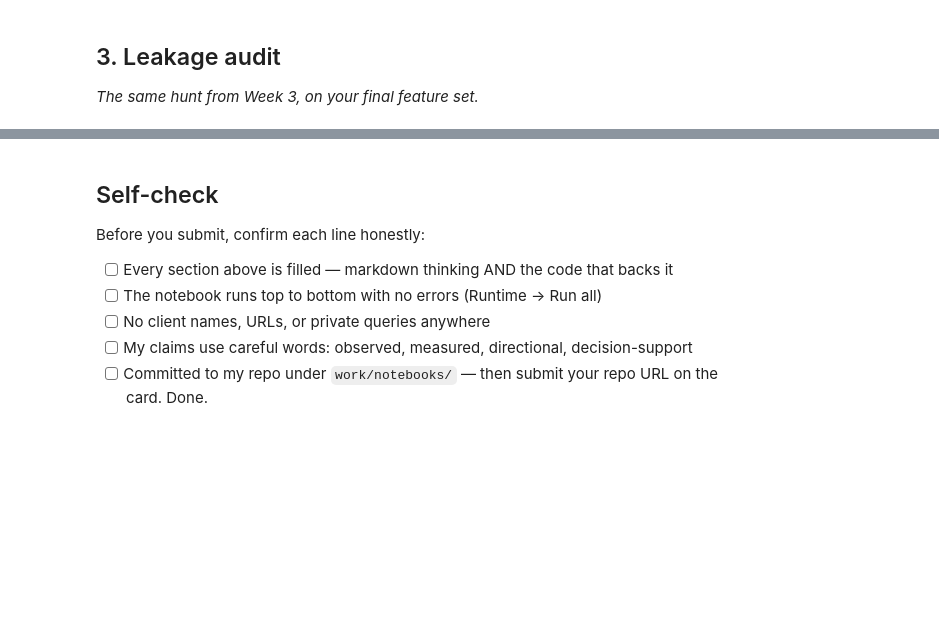
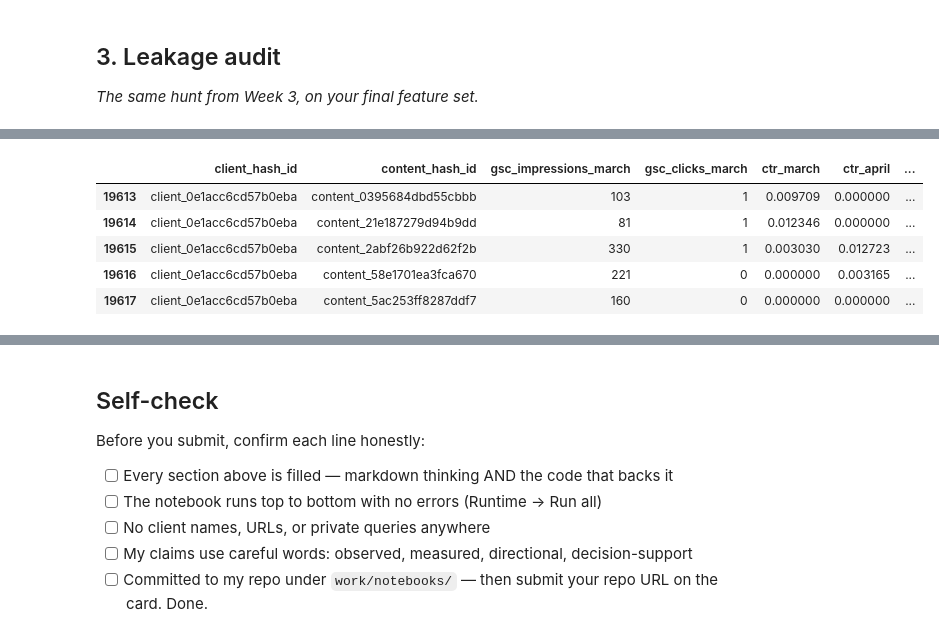
Before and after one commit to Wajiha-Waqar/FlyRankInternship, a Jupyter notebook: work/notebooks/w06_validation_audit.ipynb, the cells around one changed output, grey strips where cells are left out. Cells and saved outputs as stored; diff of their text form; code cells hidden in the pictures; blank space fills up the shorter version.

```diff
--- a/work/notebooks/w06_validation_audit.ipynb
+++ b/work/notebooks/w06_validation_audit.ipynb
@@ -29,0 +806,52 @@ This skeleton is yours to fill. Work the sections **in order** — each one has
+# %%
+audit_test = test_grouped.copy()
+
+audit_test["rf_score"] = rf_grouped_scores
+audit_test["logistic_score"] = logistic_grouped.predict_proba(
+    X_test_grouped
+)[:, 1]
+
+audit_test["baseline_score"] = (
+    (audit_test["gsc_impressions_march"] >= 500).astype(int)
+    +
+    (audit_test["ctr_march"] < 0.01).astype(int)
+)
+
+audit_test["rf_rank"] = (
+    audit_test["rf_score"]
+    .rank(
+        ascending=False,
+        method="first"
+    )
+)
+
+audit_test["baseline_rank"] = (
+    audit_test["baseline_score"]
+    .rank(
+        ascending=False,
+        method="first"
+    )
+)
+
+audit_test[
+    [
+        "client_hash_id",
+        "content_hash_id",
+        "gsc_impressions_march",
+        "gsc_clicks_march",
+        "ctr_march",
+        "ctr_april",
+        "ctr_change_pct",
+        "refresh_outcome",
+        "baseline_score",
+        "rf_score",
+        "rf_rank"
+    ]
+].head()
+# %% [output]
+|  | client_hash_id | content_hash_id | gsc_impressions_march | gsc_clicks_march | ctr_march | ctr_april | ... |
+| 19613 | client_0e1acc6cd57b0eba | content_0395684dbd55cbbb | 103 | 1 | 0.009709 | 0.000000 | ... |
+| 19614 | client_0e1acc6cd57b0eba | content_21e187279d94b9dd | 81 | 1 | 0.012346 | 0.000000 | ... |
+| 19615 | client_0e1acc6cd57b0eba | content_2abf26b922d62f2b | 330 | 1 | 0.003030 | 0.012723 | ... |
+| 19616 | client_0e1acc6cd57b0eba | content_58e1701ea3fca670 | 221 | 0 | 0.000000 | 0.003165 | ... |
+| 19617 | client_0e1acc6cd57b0eba | content_5ac253ff8287ddf7 | 160 | 0 | 0.000000 | 0.000000 | ... |
```
Also changed, not shown: parts of 47 cells of this notebook.
